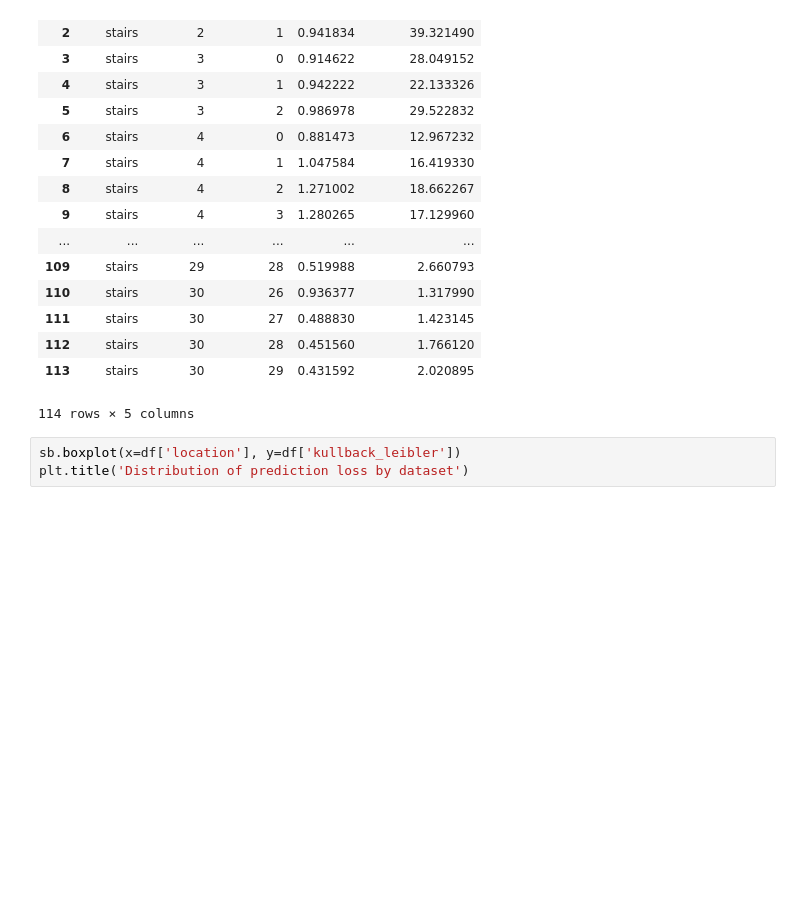
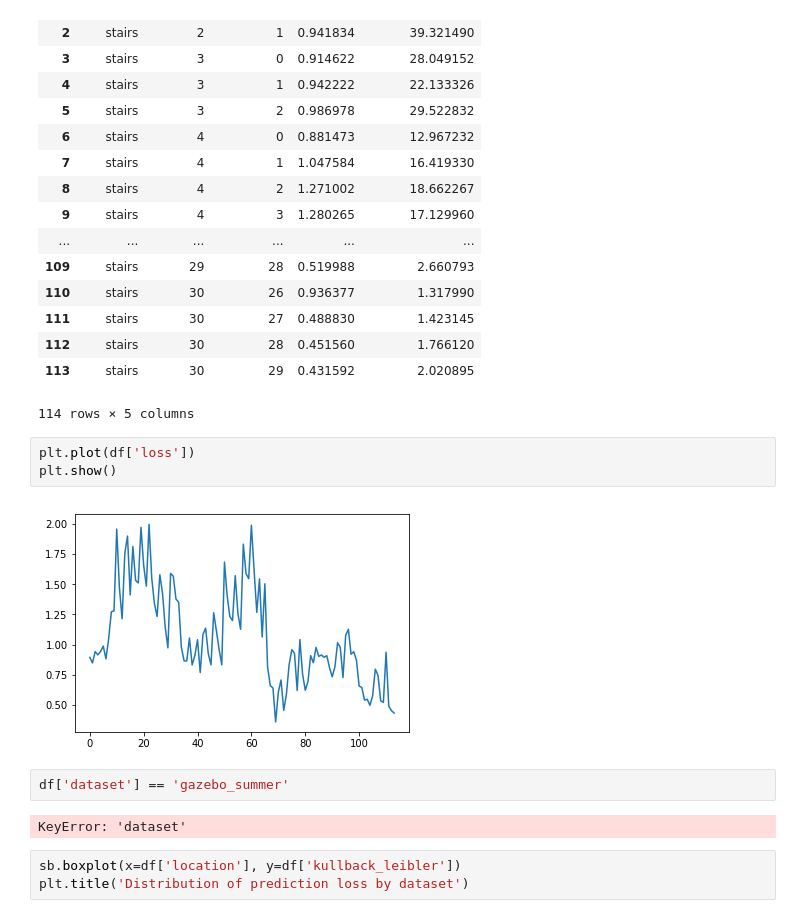
Before and after one commit to davidlandry93/registration-covariance-analysis, a Jupyter notebook: notebooks/2018-05-22-validation-by-dataset.ipynb, the cells around one changed output. Cells and saved outputs as stored; diff of their text form; blank space fills up the shorter version.

```diff
--- a/notebooks/2018-05-22-validation-by-dataset.ipynb
+++ b/notebooks/2018-05-22-validation-by-dataset.ipynb
@@ -32,6 +35,15 @@ df
 | 112 | stairs | 30 | 28 | 0.451560 | 1.766120 |
 | 113 | stairs | 30 | 29 | 0.431592 | 2.020895 |
 114 rows × 5 columns
+# %%
+plt.plot(df['loss'])
+plt.show()
+# %% [output]
+[figure, added]
+# %%
+df['dataset'] == 'gazebo_summer'
+# %% [output]
+KeyError: 'dataset'
 # %%
 sb.boxplot(x=df['location'], y=df['kullback_leibler'])
 plt.title('Distribution of prediction loss by dataset')
```
Also changed, not shown: parts of 13 cells of this notebook, 7 other files.
